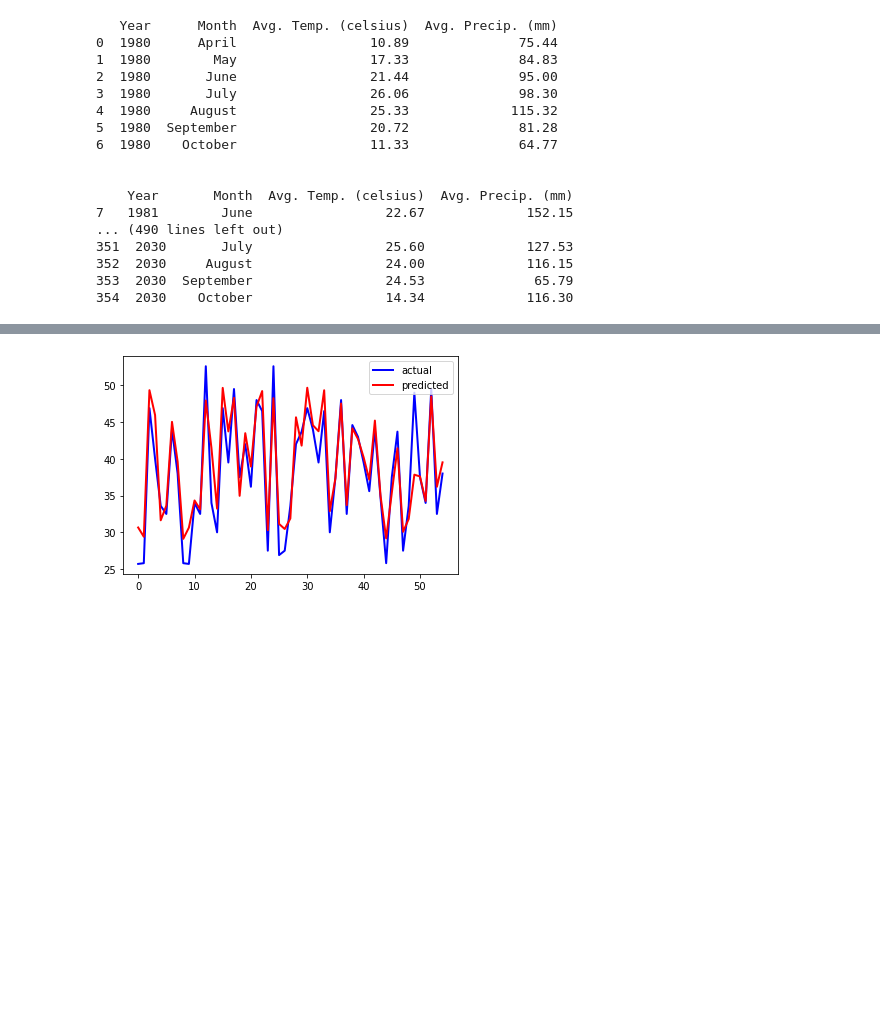
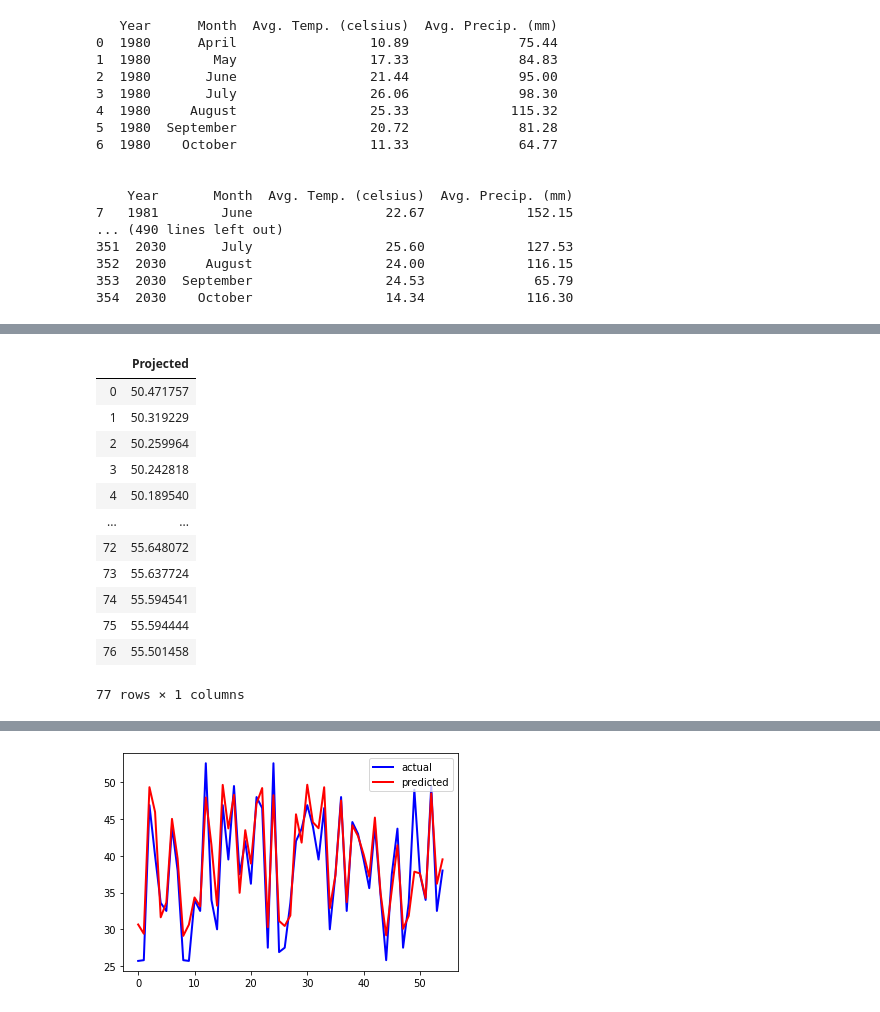
Before and after one commit to laniepreston/CapstoneCode, a Jupyter notebook: regression_models.ipynb, the cells around one changed output, grey strips where cells are left out. Cells and saved outputs as stored; diff of their text form; code cells hidden in the pictures; blank space fills up the shorter version.

```diff
--- a/regression_models.ipynb
+++ b/regression_models.ipynb
@@ -218,4 +238,22 @@ plt.show()
 <Figure size 3600x1440 with 0 Axes>
+# %%
+y_projected = regressor.predict(X_projected)
+df = pd.DataFrame({'Projected': y_projected.flatten()})
+df
+# %% [output]
+|  | Projected |
+| 0 | 50.471757 |
+| 1 | 50.319229 |
+| 2 | 50.259964 |
+| 3 | 50.242818 |
+| 4 | 50.189540 |
+| ... | ... |
+| 72 | 55.648072 |
+| 73 | 55.637724 |
+| 74 | 55.594541 |
+| 75 | 55.594444 |
+| 76 | 55.501458 |
+77 rows × 1 columns
 # %%
 #ridge regression
 from sklearn.linear_model import Ridge
```
Also changed, not shown: parts of 25 cells of this notebook.
